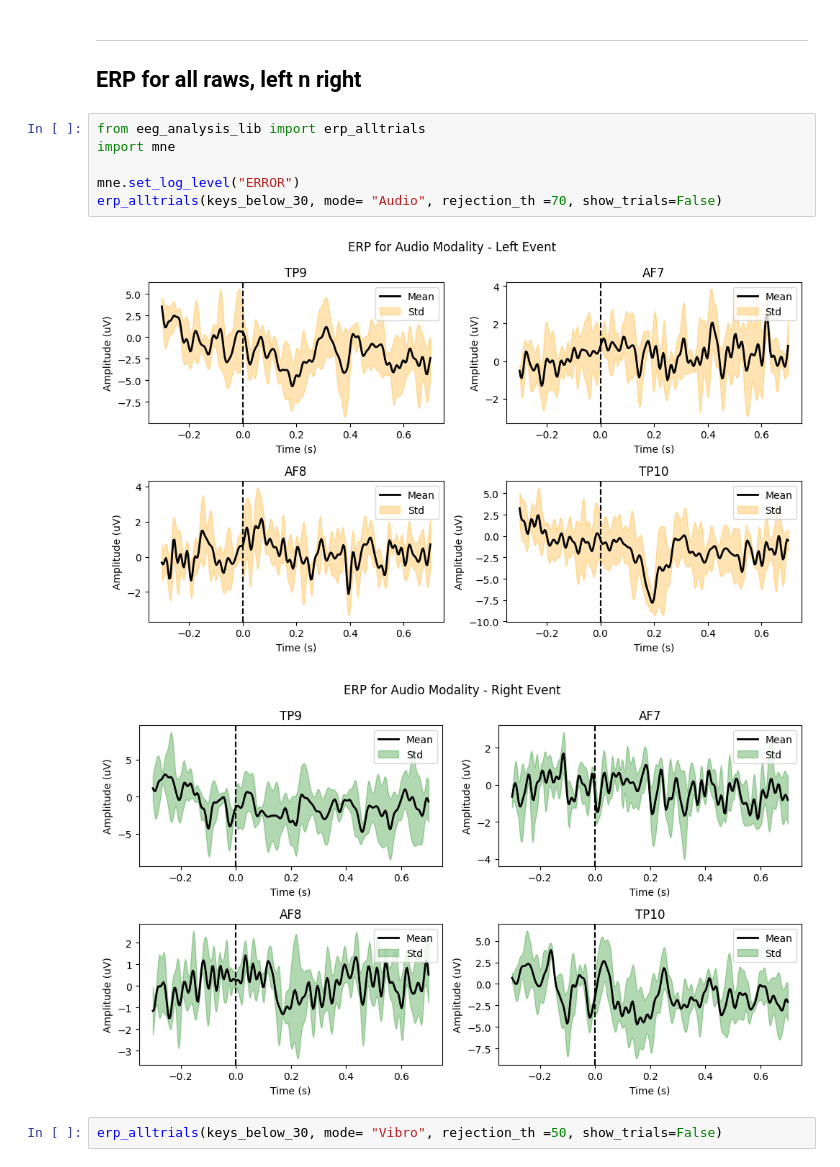
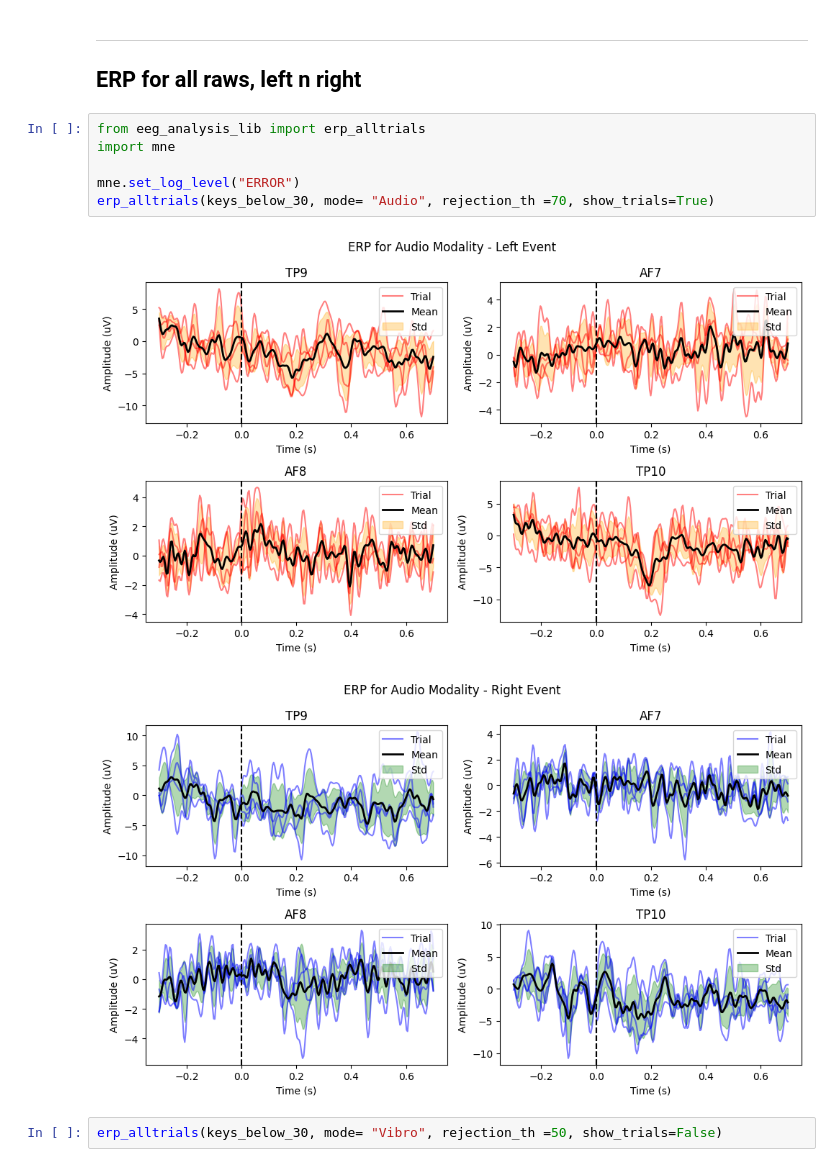
Before and after one commit to mp2419/eeg-notebooks, a Jupyter notebook: FYP/experiments/nb_ERP.ipynb, the cells around one changed output. Drawn from its saved outputs; the diff is of its cells as text.

```diff
--- a/FYP/experiments/nb_ERP.ipynb
+++ b/FYP/experiments/nb_ERP.ipynb
@@ -36,12 +34,12 @@ ERP for all raws, left n right
 # %%
 from eeg_analysis_lib import erp_alltrials
 import mne
 
 mne.set_log_level("ERROR")
-erp_alltrials(keys_below_30, mode= "Audio", rejection_th =70, show_trials=False)
+erp_alltrials(keys_below_30, mode= "Audio", rejection_th =70, show_trials=True)
 # %% [output]
-[figure, old version]
+[figure, new version]
-[figure, old version]
+[figure, new version]
 # %%
 erp_alltrials(keys_below_30, mode= "Vibro", rejection_th =50, show_trials=False)
 # %% [output]
```
Also changed, not shown: parts of 1 cell of this notebook, 30 other files.
